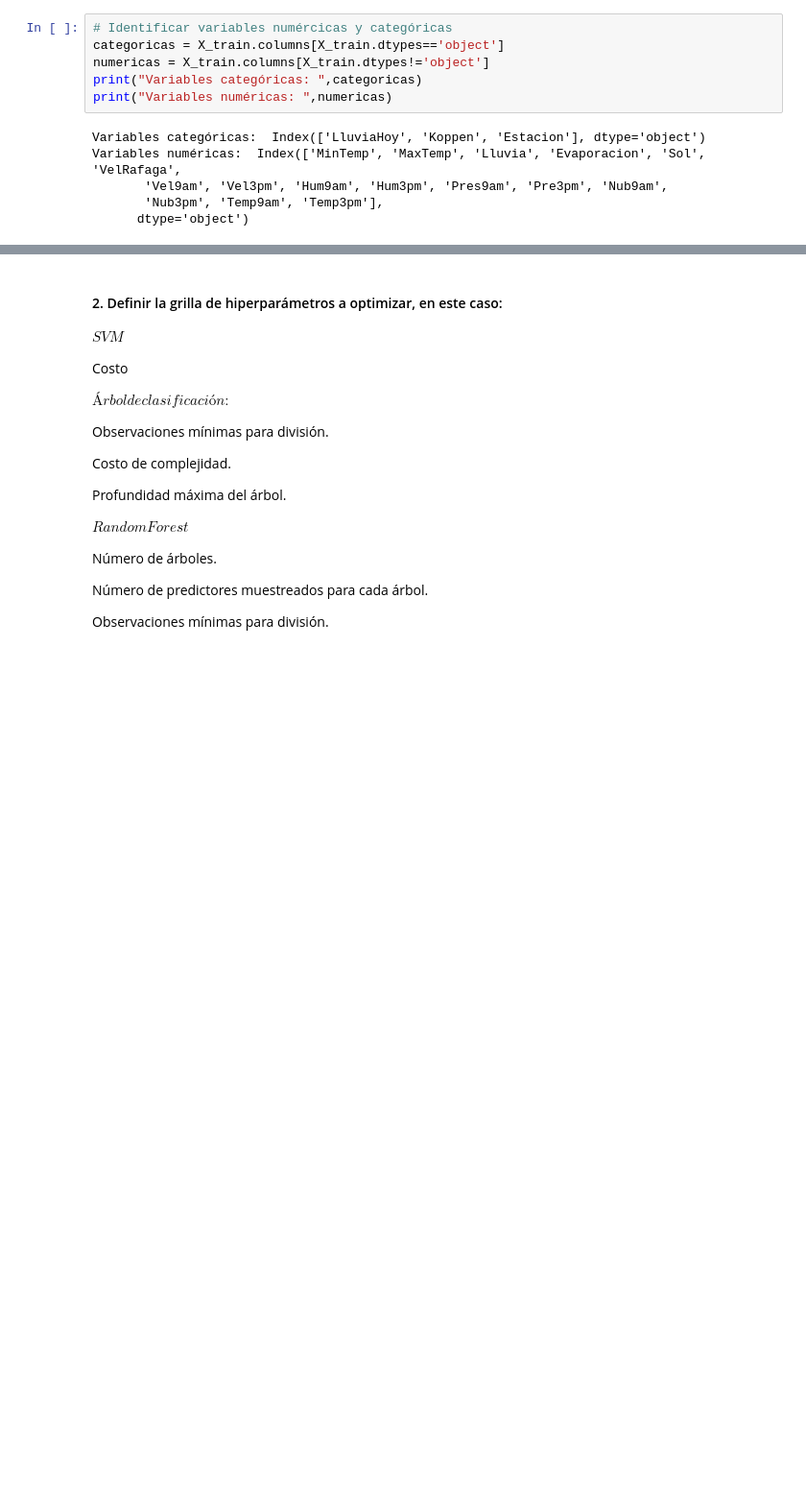
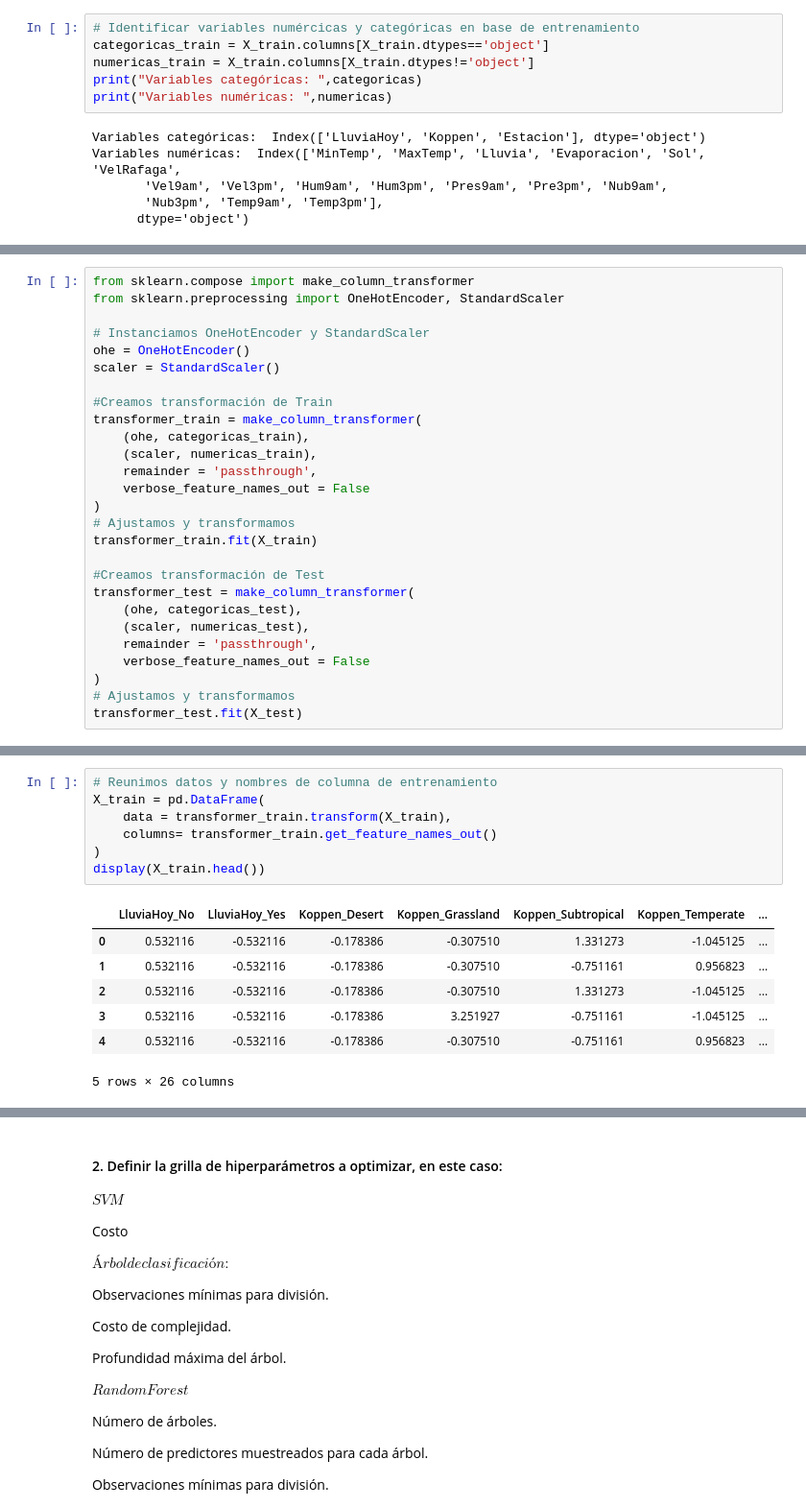
Before and after one commit to davidlealo/tallermodelossupervisados, a Jupyter notebook: segundo_taller_v4.ipynb, the cells around one changed output, grey strips where cells are left out. Shown: that part at 96% size. Saved outputs shown, nothing was run; the diff lists cells and outputs as text; blank space fills up the shorter version.

```diff
--- a/segundo_taller_v4.ipynb
+++ b/segundo_taller_v4.ipynb
@@ -136,9 +136,9 @@ Utilizando el set de entrenamiento, ajuste un modelo de regresión logística, S
 
 #### 1. Limpiar los datos - Escalar los datos numéricos. - Transformar a dummys las variables categóricas.
 # %%
-# Identificar variables numércicas y categóricas
-categoricas = X_train.columns[X_train.dtypes=='object']
-numericas = X_train.columns[X_train.dtypes!='object']
+# Identificar variables numércicas y categóricas en base de entrenamiento
+categoricas_train = X_train.columns[X_train.dtypes=='object']
+numericas_train = X_train.columns[X_train.dtypes!='object']
 print("Variables categóricas: ",categoricas)
 print("Variables numéricas: ",numericas)
 # %% [output]
@@ -149,0 +162,27 @@ Variables numéricas:  Index(['MinTemp', 'MaxTemp', 'Lluvia', 'Evaporacion', 'So
+# %%
+from sklearn.compose import make_column_transformer
+from sklearn.preprocessing import OneHotEncoder, StandardScaler
+
+# Instanciamos OneHotEncoder y StandardScaler
+ohe = OneHotEncoder()
+scaler = StandardScaler()
+
+#Creamos transformación de Train
+transformer_train = make_column_transformer(
+    (ohe, categoricas_train),
+    (scaler, numericas_train),
+    remainder = 'passthrough',
+    verbose_feature_names_out = False
+)
+# Ajustamos y transformamos
+transformer_train.fit(X_train)
+
+#Creamos transformación de Test
+transformer_test = make_column_transformer(
+    (ohe, categoricas_test),
+    (scaler, numericas_test),
+    remainder = 'passthrough',
+    verbose_feature_names_out = False
+)
+# Ajustamos y transformamos
+transformer_test.fit(X_test)
@@ -149,0 +213,15 @@ Variables numéricas:  Index(['MinTemp', 'MaxTemp', 'Lluvia', 'Evaporacion', 'So
+# %%
+# Reunimos datos y nombres de columna de entrenamiento
+X_train = pd.DataFrame(
+    data = transformer_train.transform(X_train),
+    columns= transformer_train.get_feature_names_out()
+)
+display(X_train.head())
+# %% [output]
+|  | LluviaHoy_No | LluviaHoy_Yes | Koppen_Desert | Koppen_Grassland | Koppen_Subtropical | Koppen_Temperate | ... |
+| 0 | 0.532116 | -0.532116 | -0.178386 | -0.307510 | 1.331273 | -1.045125 | ... |
+| 1 | 0.532116 | -0.532116 | -0.178386 | -0.307510 | -0.751161 | 0.956823 | ... |
+| 2 | 0.532116 | -0.532116 | -0.178386 | -0.307510 | 1.331273 | -1.045125 | ... |
+| 3 | 0.532116 | -0.532116 | -0.178386 | 3.251927 | -0.751161 | -1.045125 | ... |
+| 4 | 0.532116 | -0.532116 | -0.178386 | -0.307510 | -0.751161 | 0.956823 | ... |
+5 rows × 26 columns
```
Also changed, not shown: parts of 12 cells of this notebook.
